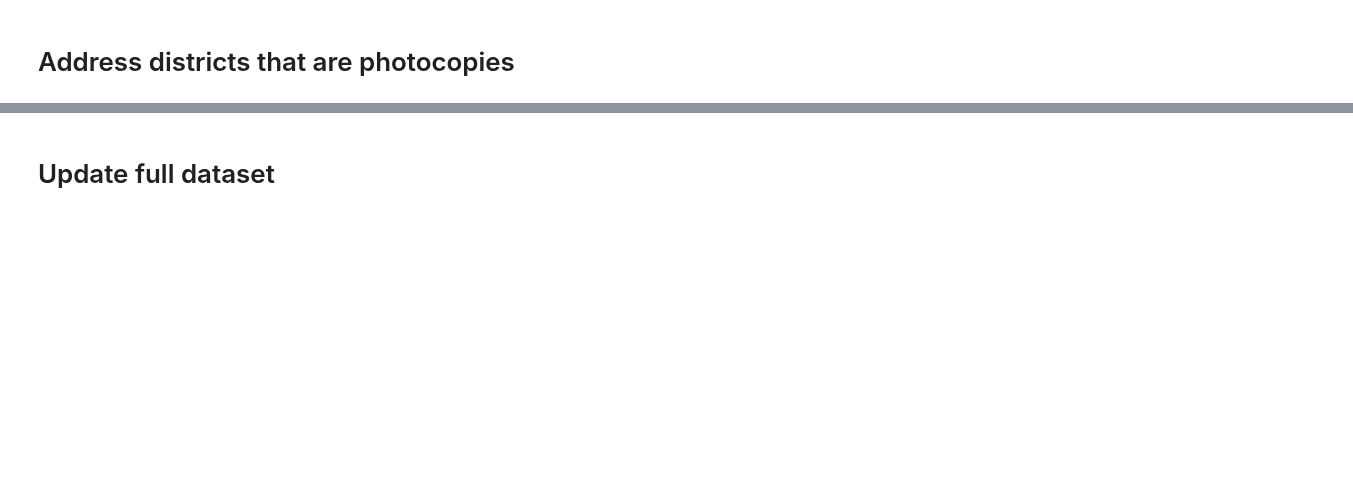
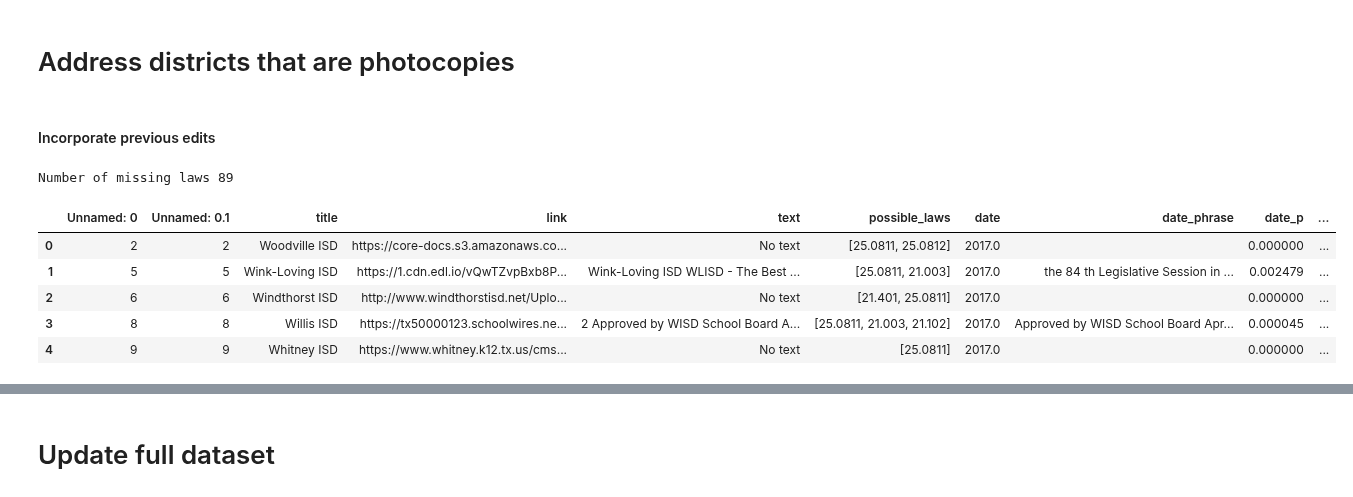
Before and after one commit to KylieLAnglin/dofis, a Jupyter notebook: data_from_plans/08_address_missing_plans.ipynb, the cells around one changed output, grey strips where cells are left out. Cells and saved outputs as stored; diff of their text form; code cells hidden in the pictures; blank space fills up the shorter version.

```diff
--- a/data_from_plans/08_address_missing_plans.ipynb
+++ b/data_from_plans/08_address_missing_plans.ipynb
@@ -262,2 +279,21 @@ missing_laws[['title', 'possible_laws', 'date', 'link']].to_csv(os.path.join(dat
+# %% [markdown]
+#### Incorporate previous edits
+# %%
+missing_laws_old = pd.read_csv(os.path.join(data_path, 'missing_laws_and_dates_corrected.csv'), encoding='latin-1')
+missing_laws_old = missing_laws_old.rename({'possible_laws': 'laws_old', 'date': 'date_old'}, axis = 'columns')
+missing_laws = missing_laws.merge(missing_laws_old[['title', 'date_old', 'laws_old']], how = 'left', left_on = 'title', right_on = 'title')
+print("Number of missing laws", len(missing_laws))
+missing_laws['possible_laws'] = missing_laws.laws_old
+missing_laws['date'] = missing_laws.date_old
+missing_laws[['title', 'possible_laws', 'date', 'link']].to_csv(os.path.join(data_path, 'missing_laws_and_dates.csv'))
+missing_laws.head()
+# %% [output]
+Number of missing laws 89
+|  | Unnamed: 0 | Unnamed: 0.1 | title | link | text | possible_laws | date | date_phrase | date_p | ... |
+| 0 | 2 | 2 | Woodville ISD | https://core-docs.s3.amazonaws.co... | No text | [25.0811, 25.0812] | 2017.0 |  | 0.000000 | ... |
+| 1 | 5 | 5 | Wink-Loving ISD | https://1.cdn.edl.io/vQwTZvpBxb8P... | Wink-Loving ISD WLISD - The Best ... | [25.0811, 21.003] | 2017.0 | the 84 th Legislative Session in ... | 0.002479 | ... |
+| 2 | 6 | 6 | Windthorst ISD | http://www.windthorstisd.net/Uplo... | No text | [21.401, 25.0811] | 2017.0 |  | 0.000000 | ... |
+| 3 | 8 | 8 | Willis ISD | https://tx50000123.schoolwires.ne... | 2 Approved by WISD School Board A... | [25.0811, 21.003, 21.102] | 2017.0 | Approved by WISD School Board Apr... | 0.000045 | ... |
+| 4 | 9 | 9 | Whitney ISD | https://www.whitney.k12.tx.us/cms... | No text | [25.0811] | 2017.0 |  | 0.000000 | ... |
 # %%
 missing_laws_corrected = pd.read_csv(os.path.join(data_path, 'missing_laws_and_dates_corrected.csv'))
```
Also changed, not shown: parts of 27 cells of this notebook, 4 other files.
